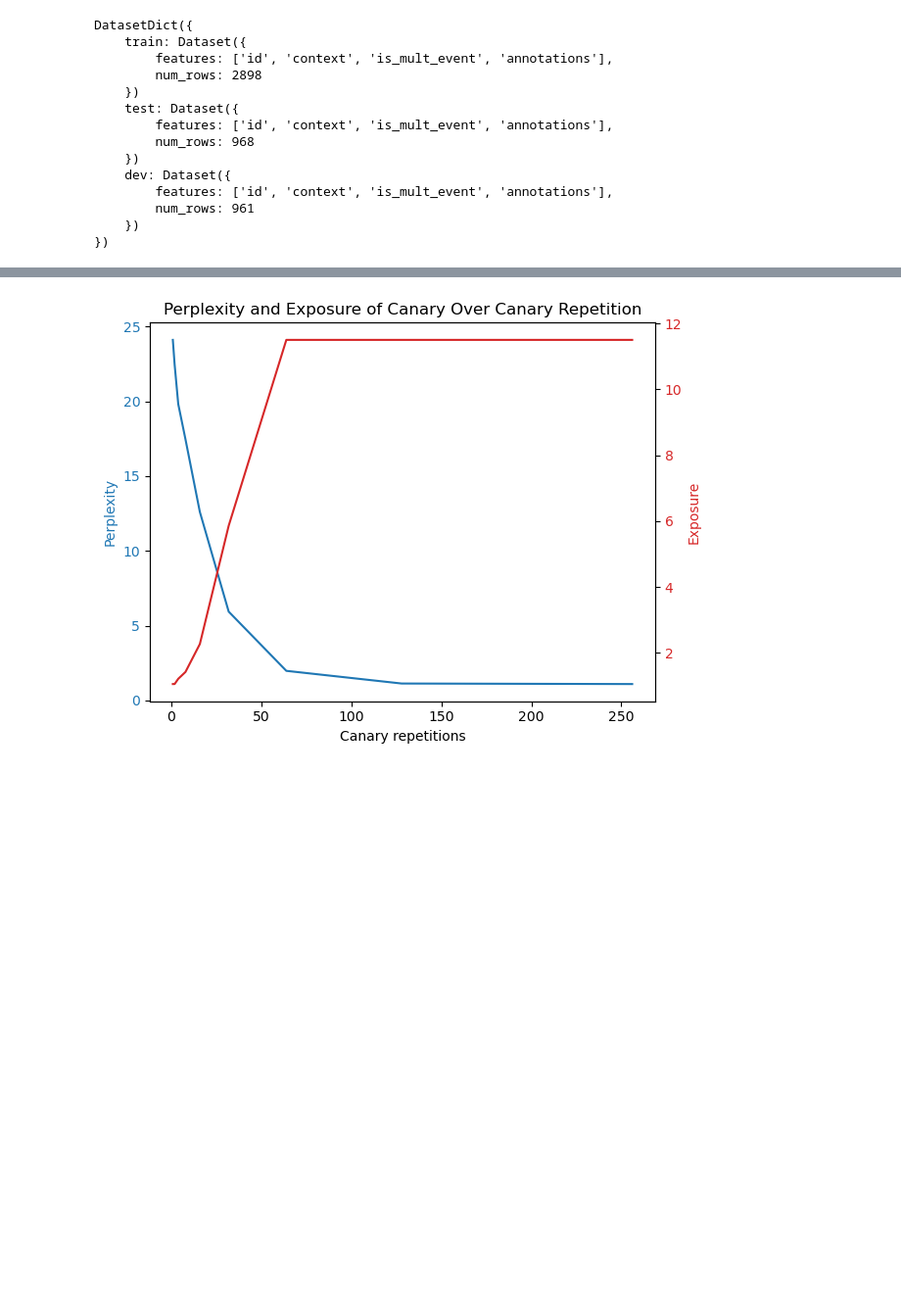
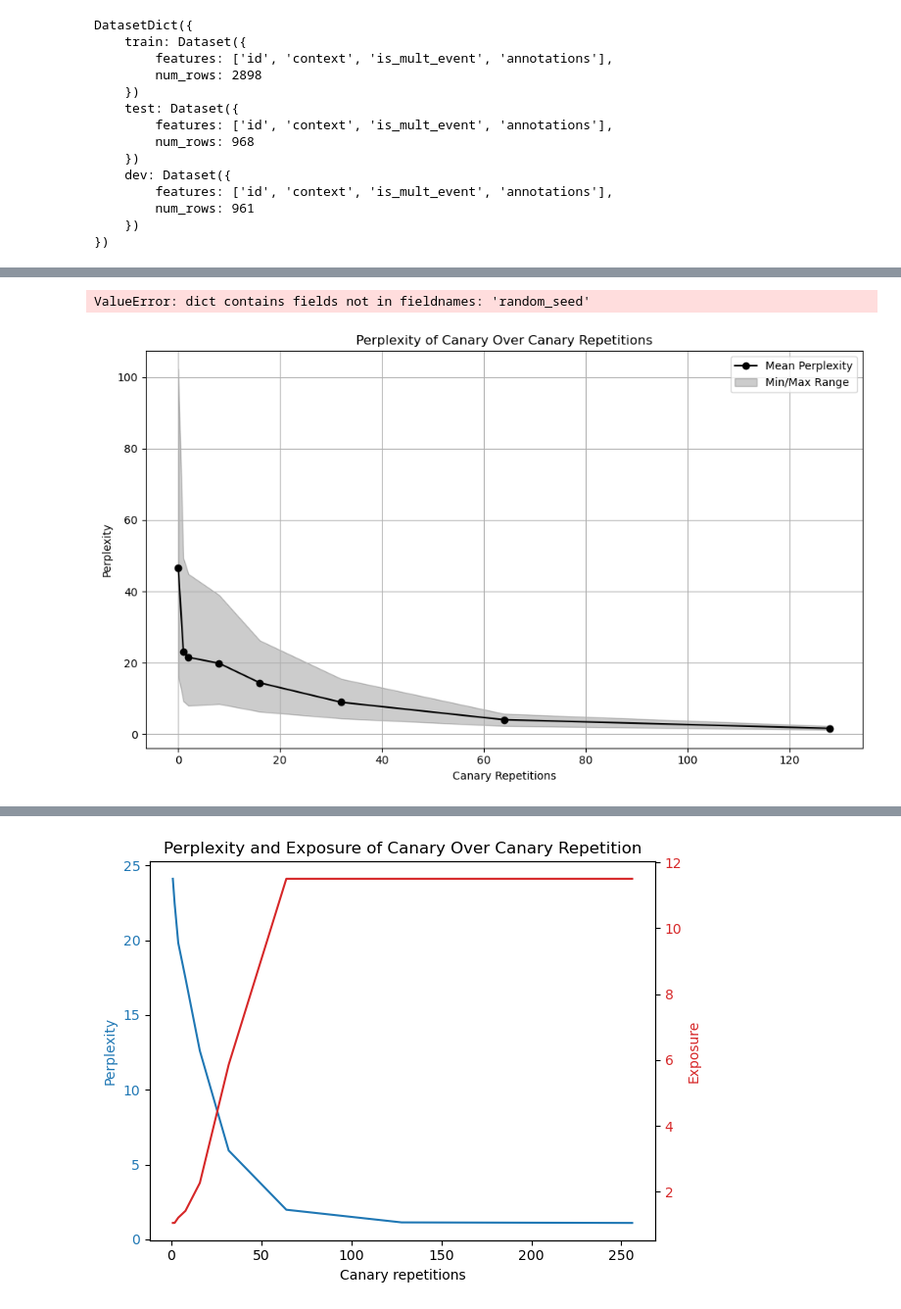
Before and after one commit to DanilSavine/memorization-data-extraction-attacks-fine-tuned-llms, a Jupyter notebook: notebooks/analysis.ipynb, the cells around one changed output, grey strips where cells are left out. Shown: that part at 98% size. Drawn from its saved outputs; the diff is of its cells as text; code cells hidden in the pictures; blank space fills up the shorter version.

Commit message:
further experiments on GPT2

```diff
--- a/notebooks/analysis.ipynb
+++ b/notebooks/analysis.ipynb
@@ -529,0 +693,53 @@ Exposure of canary is : 1.8953623614952608
+# %%
+# Define the output CSV file path
+output_csv_path = '../experiments/experiment_results_new.csv'
+
+# Write results to the CSV file
+with open(output_csv_path, mode='w', newline='') as csvfile:
+    fieldnames = ['canaries_number', 'lora_rank', 'perplexity', 'exposure']
+    writer = csv.DictWriter(csvfile, fieldnames=fieldnames)
+
+    writer.writeheader()
+    for result in results:
+        writer.writerow(result)
+
+print(f"Results saved to {output_csv_path}")
+# %% [output]
+ValueError: dict contains fields not in fieldnames: 'random_seed'
+# %%
+import matplotlib.pyplot as plt
+import pandas as pd
+
+# Create a figure and axis
+
+df = pd.DataFrame(results)
+
+
+mean_perplexity = df.groupby('canaries_number')['perplexity'].mean().reset_index()
+max_perplexity = df.groupby('canaries_number')['perplexity'].max().reset_index()
+min_perplexity = df.groupby('canaries_number')['perplexity'].min().reset_index()
+
+
+# Create a figure and axis
+fig, ax1 = plt.subplots(figsize=(10, 6))
+
+# Plot mean perplexity
+ax1.plot(mean_perplexity['canaries_number'], mean_perplexity['perplexity'], label='Mean Perplexity', color='black', marker='o')
+
+# Shade the area between min and max perplexity
+ax1.fill_between(mean_perplexity['canaries_number'], min_perplexity['perplexity'], max_perplexity['perplexity'], color='black', alpha=0.2, label='Min/Max Range')
+
+# Set labels and title
+ax1.set_xlabel('Canary Repetitions')
+ax1.set_ylabel('Perplexity')
+plt.title('Perplexity of Canary Over Canary Repetitions')
+
+# Add a legend
+ax1.legend()
+
+# Show the plot
+plt.grid(True)
+plt.tight_layout()  # Adjust layout to prevent overlap
+plt.show()
+# %% [output]
+[figure, added]
```
Also changed, not shown: parts of 33 cells of this notebook, 4 other files.
